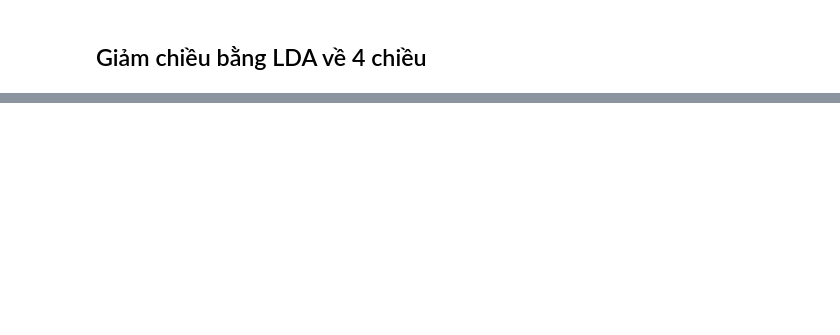
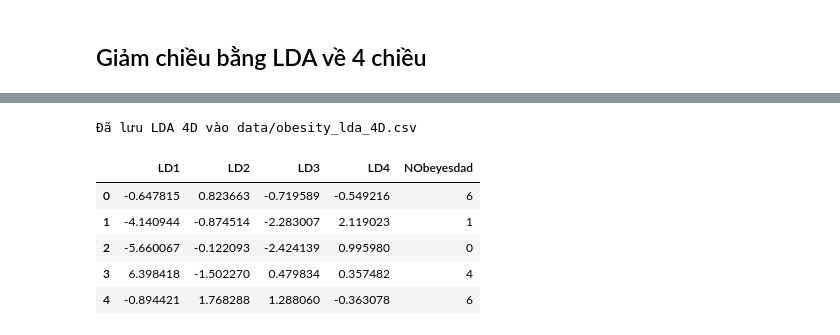
Before and after one commit to tranminhduc9/Obesity_Predict_ML, a Jupyter notebook: dimension_reduction.ipynb, the cells around one changed output, grey strips where cells are left out. Saved outputs shown, nothing was run; the diff lists cells and outputs as text; code cells hidden in the pictures; blank space fills up the shorter version.

```diff
--- a/dimension_reduction.ipynb
+++ b/dimension_reduction.ipynb
@@ -154,7 +165,7 @@ plt.show()
 # %%
 # LDA về 4 chiều
 lda = LDA(n_components=4)
-X_lda = lda.fit_transform(X_scaled, y)
+X_lda_4D = lda.fit_transform(X_lda, y)
 # %%
 fig, axes = plt.subplots(1, 3, figsize=(18, 5))
 
@@ -196,0 +208,15 @@ Tổng: 99.48%
+# %%
+# Lưu LDA 4D vào file CSV
+X_lda_df = pd.DataFrame(X_lda_4D, columns=[f'LD{i+1}' for i in range(4)])
+X_lda_df['NObeyesdad'] = y.values
+# X_lda_df.to_csv('data/obesity_lda_4D.csv', index=False)
+# print("Đã lưu LDA 4D vào data/obesity_lda_4D.csv")
+X_lda_df.head()
+# %% [output]
+Đã lưu LDA 4D vào data/obesity_lda_4D.csv
+|  | LD1 | LD2 | LD3 | LD4 | NObeyesdad |
+| 0 | -0.647815 | 0.823663 | -0.719589 | -0.549216 | 6 |
+| 1 | -4.140944 | -0.874514 | -2.283007 | 2.119023 | 1 |
+| 2 | -5.660067 | -0.122093 | -2.424139 | 0.995980 | 0 |
+| 3 | 6.398418 | -1.502270 | 0.479834 | 0.357482 | 4 |
+| 4 | -0.894421 | 1.768288 | 1.288060 | -0.363078 | 6 |
```
Also changed, not shown: parts of 16 cells of this notebook, 14 other files.
